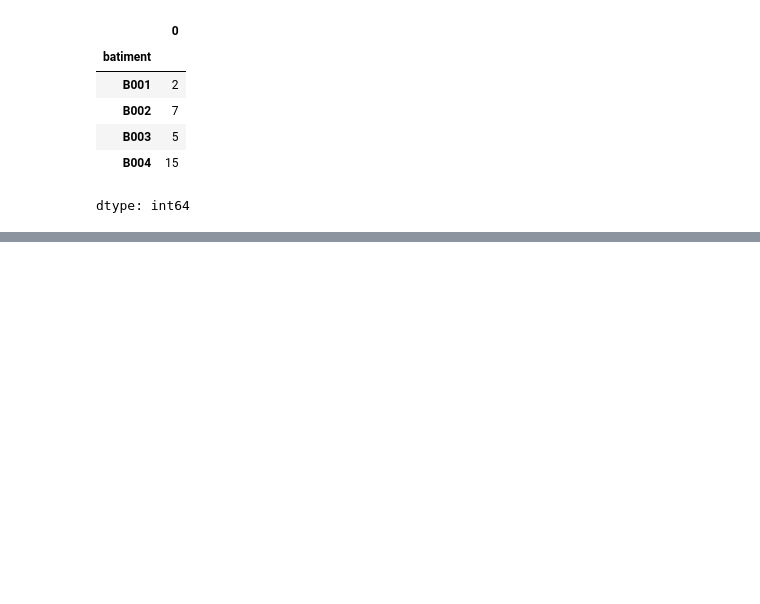
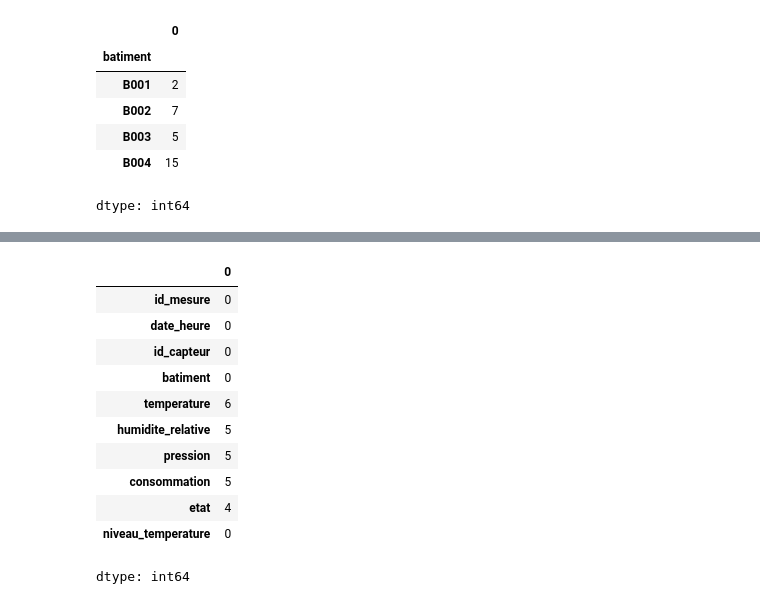
Before and after one commit to fatoufall737/atelier-pandas-iot, a Jupyter notebook: atelier_pandas_iot.ipynb, the cells around one changed output, grey strips where cells are left out. Cells and saved outputs as stored; diff of their text form; code cells hidden in the pictures; blank space fills up the shorter version.

```diff
--- a/atelier_pandas_iot.ipynb
+++ b/atelier_pandas_iot.ipynb
@@ -541,0 +550,16 @@ dtype: int64
+# %%
+# 1) Nombre de valeurs manquantes par colonne
+df.isnull().sum()
+# %% [output]
+|  | 0 |
+| id_mesure | 0 |
+| date_heure | 0 |
+| id_capteur | 0 |
+| batiment | 0 |
+| temperature | 6 |
+| humidite_relative | 5 |
+| pression | 5 |
+| consommation | 5 |
+| etat | 4 |
+| niveau_temperature | 0 |
+dtype: int64
```
Also changed, not shown: parts of 7 cells of this notebook.
